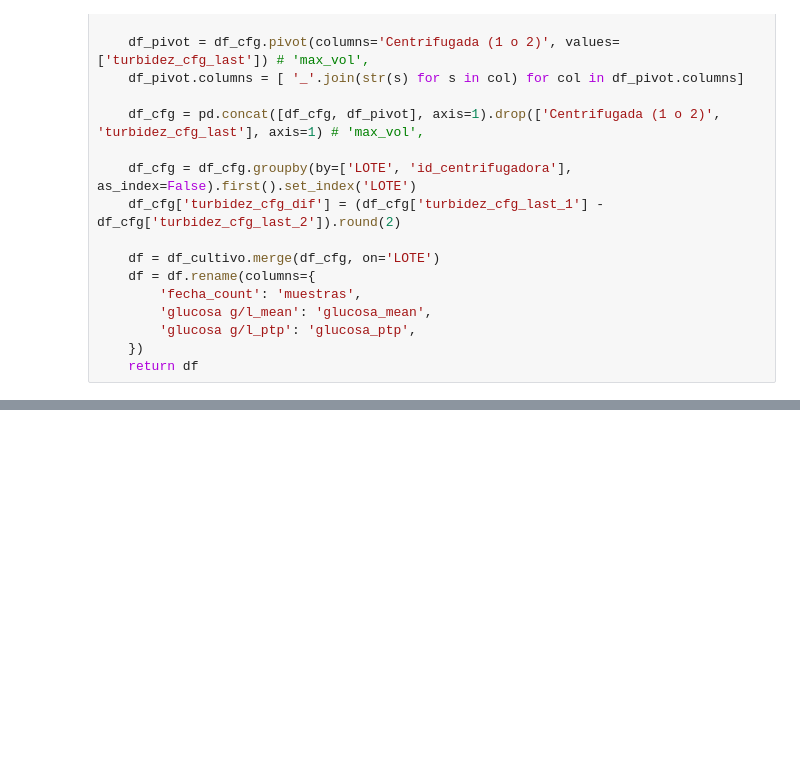
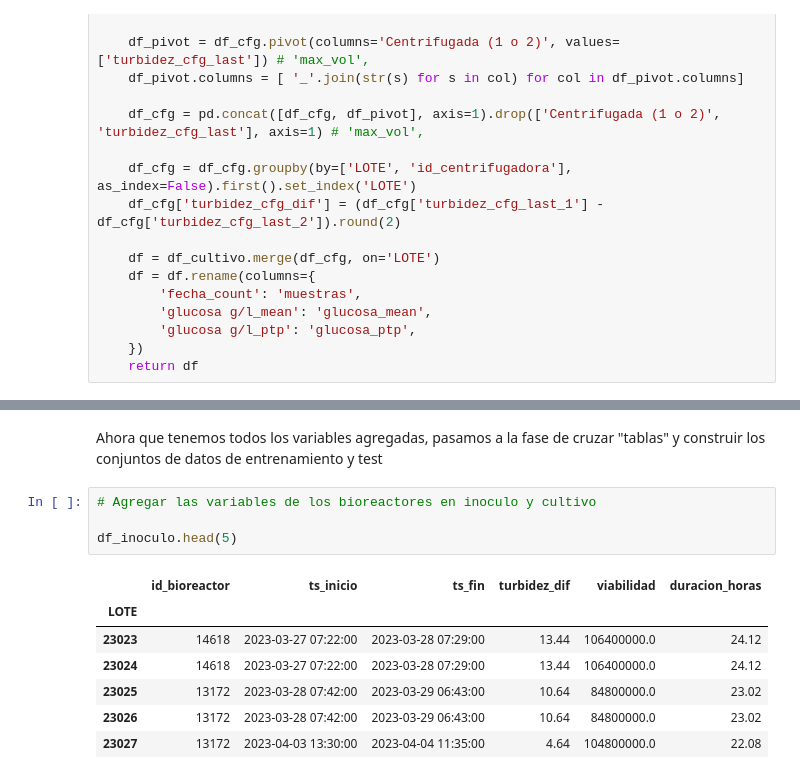
Before and after one commit to nikodyulger/datathon-los-forajidos, a Jupyter notebook: prediccion.ipynb, the cells around one changed output, grey strips where cells are left out. Drawn from its saved outputs; the diff is of its cells as text; blank space fills up the shorter version.

```diff
--- a/prediccion.ipynb
+++ b/prediccion.ipynb
@@ -542,0 +374,14 @@ df_cultivo
+# %% [markdown]
+Ahora que tenemos todos los variables agregadas, pasamos a la fase de cruzar "tablas" y construir los conjuntos de datos de entrenamiento y test
+# %%
+# Agregar las variables de los bioreactores en inoculo y cultivo
+
+df_inoculo.head(5)
+# %% [output]
+|  | id_bioreactor | ts_inicio | ts_fin | turbidez_dif | viabilidad | duracion_horas |
+| LOTE |  |  |  |  |  |  |
+| 23023 | 14618 | 2023-03-27 07:22:00 | 2023-03-28 07:29:00 | 13.44 | 106400000.0 | 24.12 |
+| 23024 | 14618 | 2023-03-27 07:22:00 | 2023-03-28 07:29:00 | 13.44 | 106400000.0 | 24.12 |
+| 23025 | 13172 | 2023-03-28 07:42:00 | 2023-03-29 06:43:00 | 10.64 | 84800000.0 | 23.02 |
+| 23026 | 13172 | 2023-03-28 07:42:00 | 2023-03-29 06:43:00 | 10.64 | 84800000.0 | 23.02 |
+| 23027 | 13172 | 2023-04-03 13:30:00 | 2023-04-04 11:35:00 | 4.64 | 104800000.0 | 22.08 |
```
Also changed, not shown: parts of 18 cells of this notebook.
